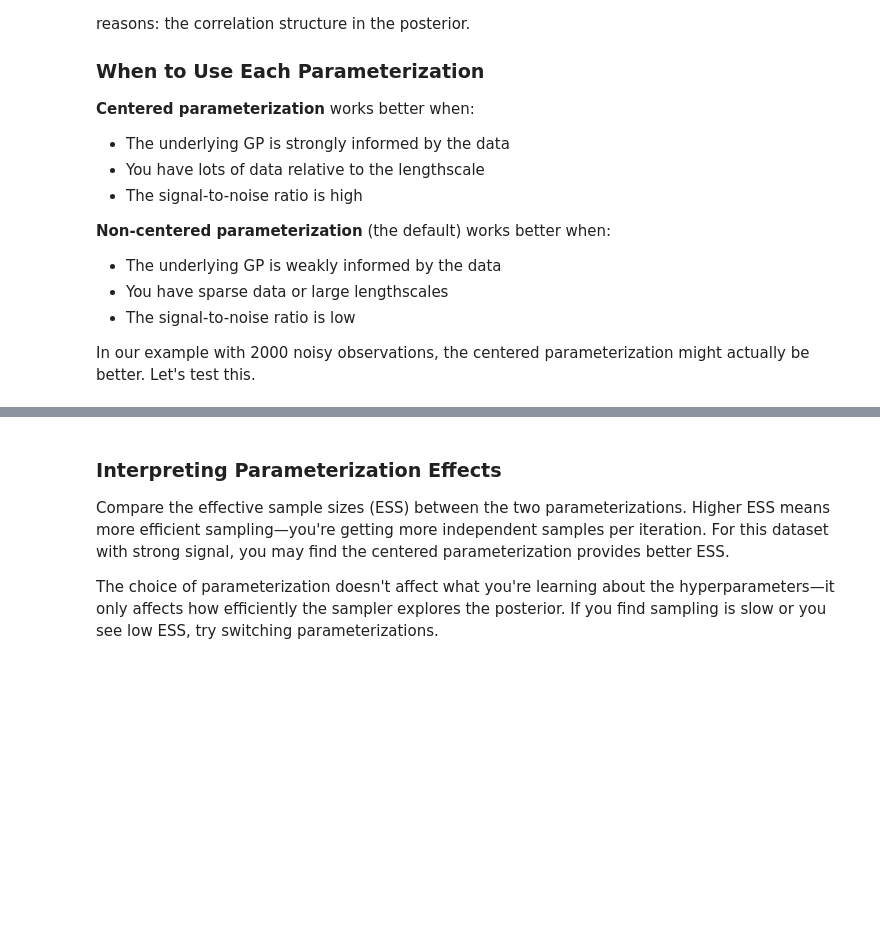
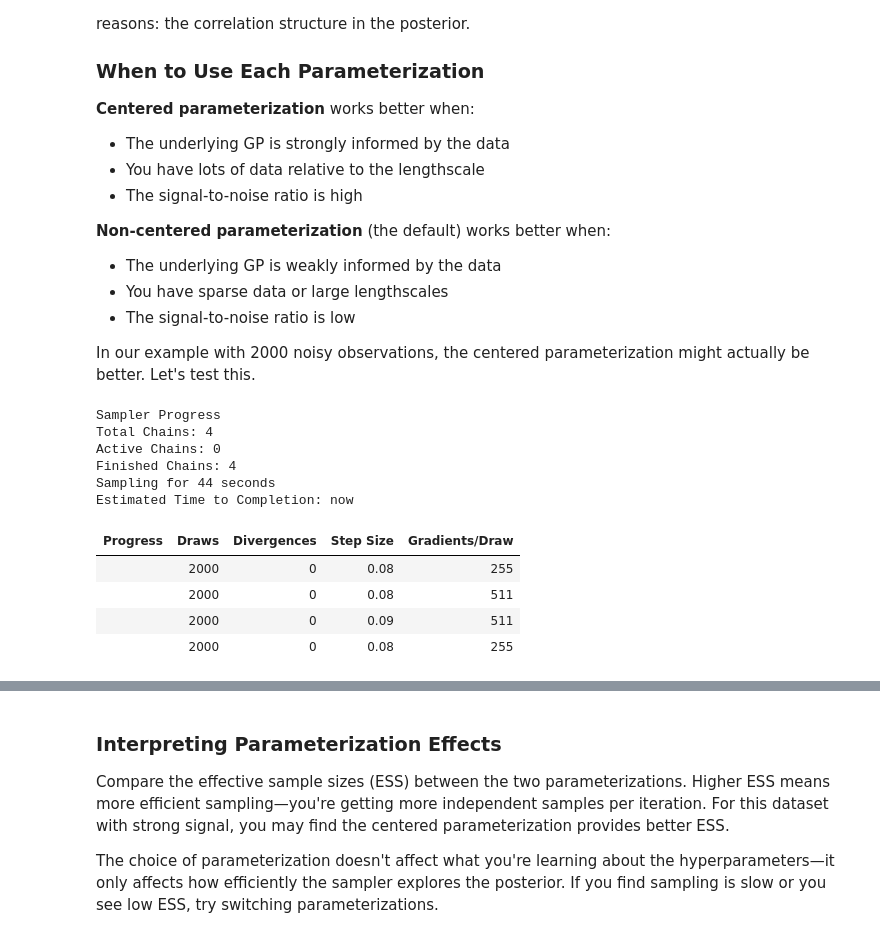
Before and after one commit to fonnesbeck/instats_gp, a Jupyter notebook: sessions/Session_3.ipynb, the cells around one changed output, grey strips where cells are left out. Saved outputs shown, nothing was run; the diff lists cells and outputs as text; code cells hidden in the pictures; blank space fills up the shorter version.

```diff
--- a/sessions/Session_3.ipynb
+++ b/sessions/Session_3.ipynb
@@ -683,28 +719,41 @@ An important consideration when using HSGP is choosing between centered and non-
 In our example with 2000 noisy observations, the centered parameterization might actually be better. Let's test this.
 # %%
 with pm.Model() as hsgp_centered:
-    # Same priors
+
     ell = pm.Gamma('ell', alpha=2, beta=1)
     eta = pm.HalfNormal('eta', sigma=5)
 
     cov = eta**2 * pm.gp.cov.Matern52(1, ls=ell)
 
     # HSGP with centered parameterization
     gp = pm.gp.HSGP(
         m=[m_hsgp],
         c=c_hsgp,
         cov_func=cov,
         parametrization='centered'  # Key difference!
     )
 
     f = gp.prior('f', X=x[:, None])
     sigma = pm.HalfNormal('sigma', sigma=2)
     y_obs = pm.Normal('y_obs', mu=f, sigma=sigma, observed=y)
 
-    # Sample
     idata_hsgp_centered = pm.sample(
-        1000,
-        tune=1000,
+        500,
+        tune=500,
+        chains=2,
         random_seed=RANDOM_SEED,
+        nuts_sampler="nutpie"
     )
+# %% [output]
+Sampler Progress
+Total Chains: 4
+Active Chains: 0
+Finished Chains: 4
+Sampling for 44 seconds
+Estimated Time to Completion: now
+| Progress | Draws | Divergences | Step Size | Gradients/Draw |
+|  | 2000 | 0 | 0.08 | 255 |
+|  | 2000 | 0 | 0.08 | 511 |
+|  | 2000 | 0 | 0.09 | 511 |
+|  | 2000 | 0 | 0.08 | 255 |
 # %%
```
Also changed, not shown: parts of 24 cells of this notebook, 5 other files.
